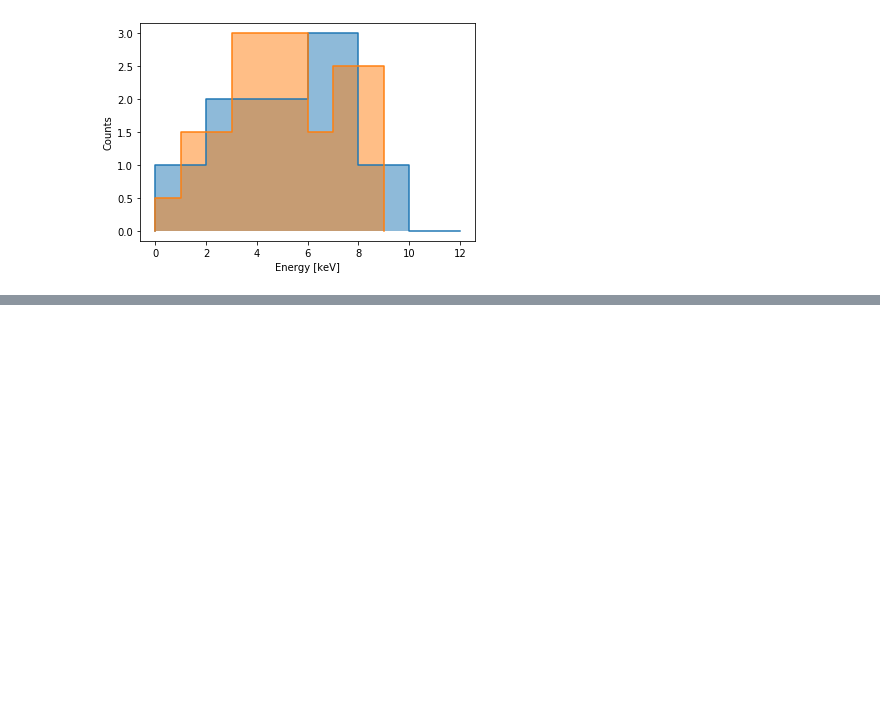
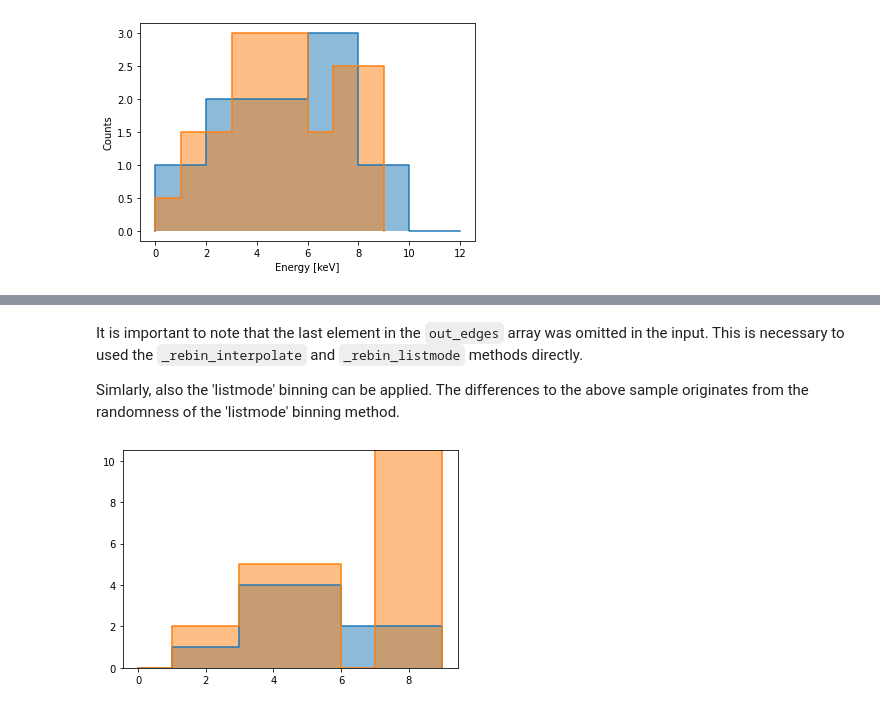
Before and after one commit to lbl-anp/becquerel, a Jupyter notebook: examples/rebinning.ipynb, the cells around one changed output, grey strips where cells are left out. Cells and saved outputs as stored; diff of their text form; code cells hidden in the pictures; blank space fills up the shorter version.

```diff
--- a/examples/rebinning.ipynb
+++ b/examples/rebinning.ipynb
@@ -81,0 +106,17 @@ plot_rebin_spec([in_spec, out_spec])
+# %% [markdown]
+It is important to note that the last element in the `out_edges` array was omitted in the input. This is necessary to used the `_rebin_interpolate` and `_rebin_listmode` methods directly.
+
+Simlarly, also the 'listmode' binning can be applied. The differences to the above sample originates from the randomness of the 'listmode' binning method.
+# %%
+out_bins_2d = xr.apply_ufunc(
+    bq.core.rebin._rebin_listmode,
+    in_bins_2d, in_edges, out_edges[:-1],
+    input_core_dims=[["bin"], [], []],
+    output_core_dims=[["out_bin"]],
+    dask="parallelized",
+    output_dtypes=[int],
+)
+
+plot_rebin(out_bins_2d, [out_edges]*2, lim=(0,10.5))
+# %% [output]
+[figure, added]
```
Also changed, not shown: parts of 6 cells of this notebook, 2 other files.
